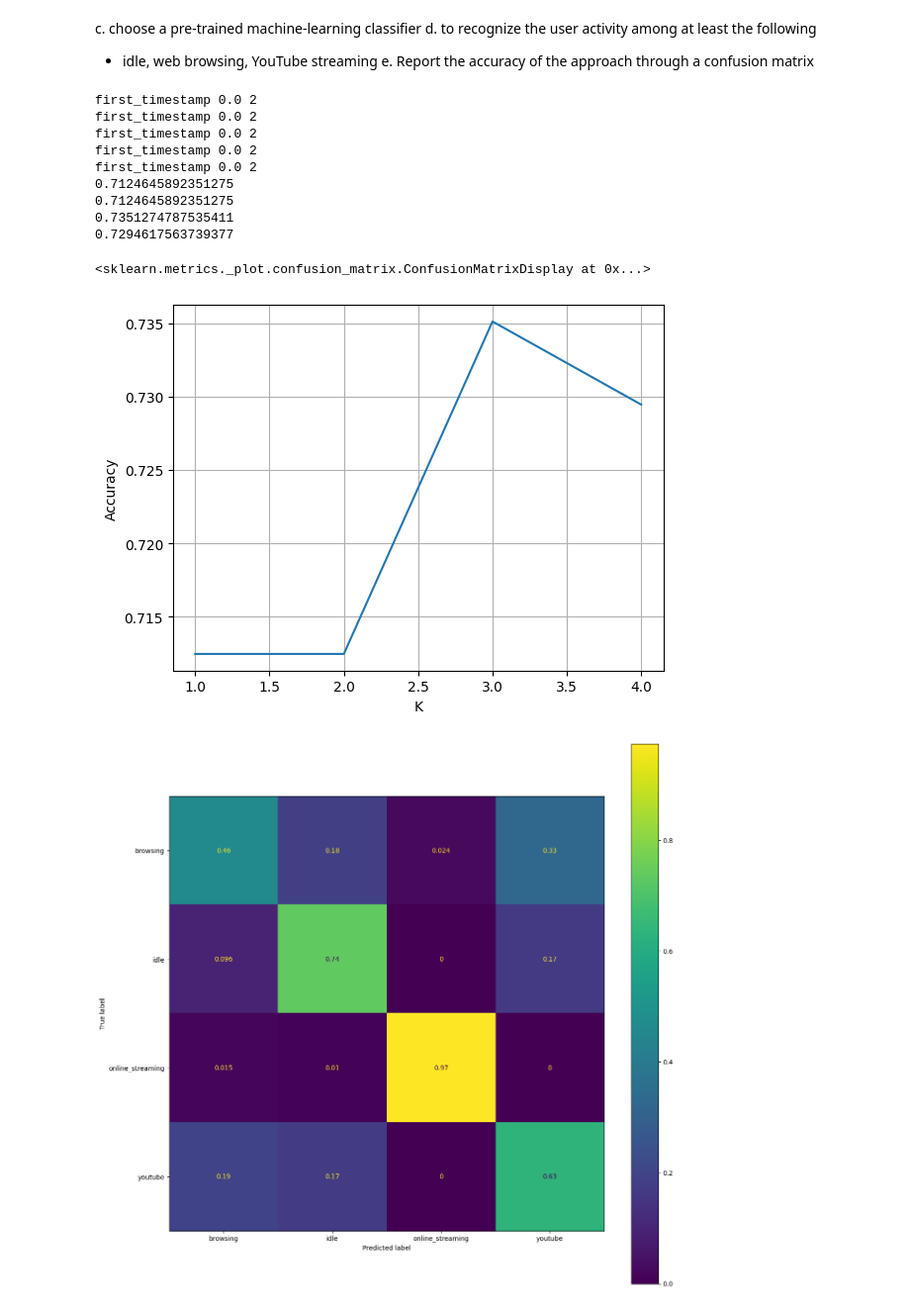
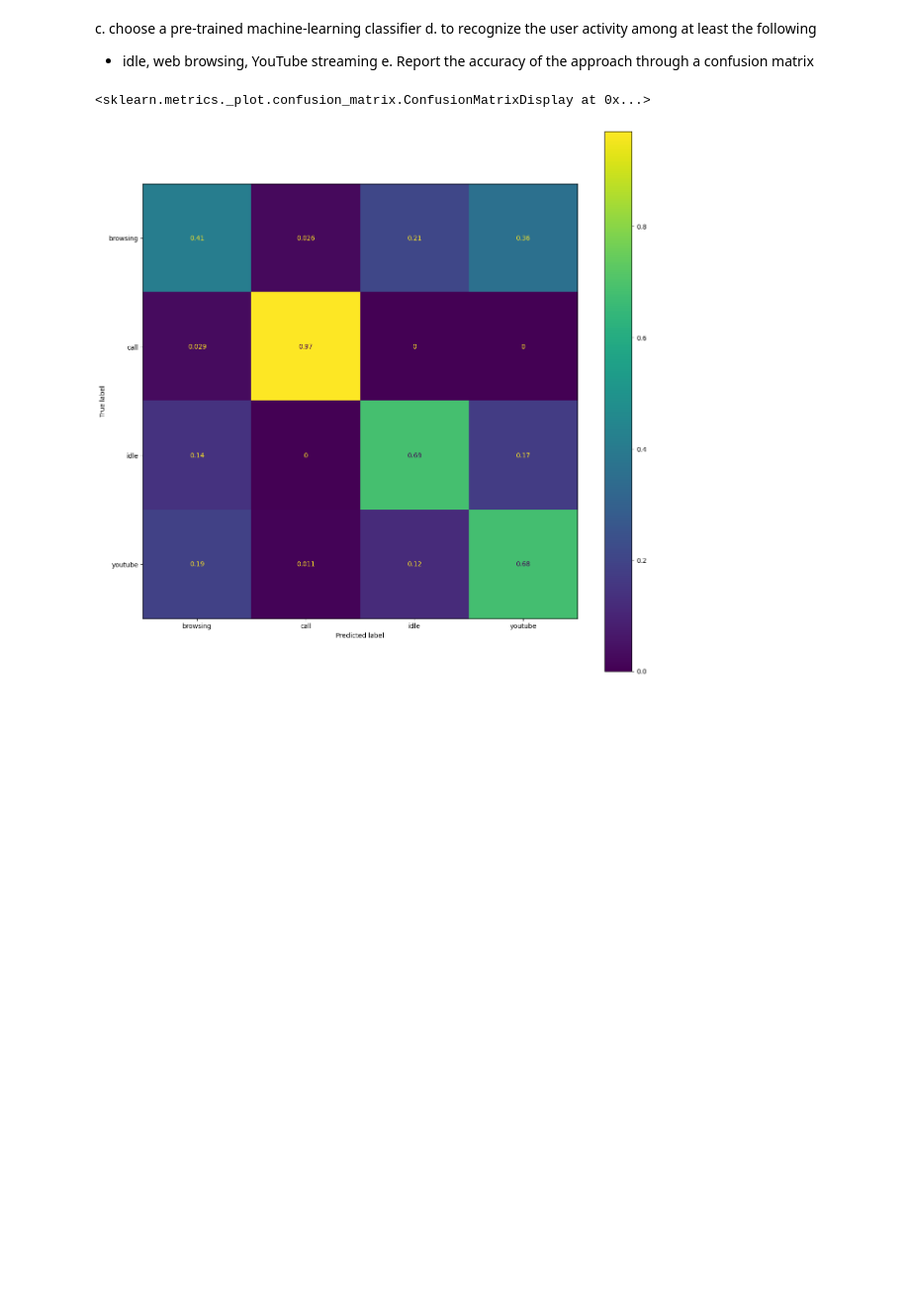
Before and after one commit to claualc/wireless, a Jupyter notebook: wifi_classifier.ipynb, the cells around one changed output. Shown: that part at 99% size. Drawn from its saved outputs; the diff is of its cells as text; code cells hidden in the pictures; blank space fills up the shorter version.

```diff
--- a/wifi_classifier.ipynb
+++ b/wifi_classifier.ipynb
@@ -104,17 +104,19 @@ b.  extract statistical features from the traffic every W seconds:
 #   obtener solo del objective mac
 #       original source (SA), final destination (DA), and the immediate sending/receiving systems (TA/RA)
 #   obtener estatistiticas
+
 def process_packets(W):
-    data = [["browsing", "browsing"],["call1","online_streaming"],["call2","online_streaming"],["idle","idle"],["youtube","youtube"]]
-    final_set = pd.DataFrame()
-    for i,[csv, label] in enumerate(data):
-        sniff = load_data(csv)
+    traffic_stats = pd.DataFrame() # statistics of traffic
+
+    for i,type in enumerate(application_types):
+        sniff = load_data('./csvs/{}_completed.csv'.format(type))
         samples = sample_data(sniff, W)
-        stats = get_stats(samples, label)
+        stats = get_stats(samples, type)
 
         #label set
-        stats["gt"] = stats["sample_no"].apply(lambda x: label)
-        final_set = pd.concat([final_set,stats])
+        stats["gt"] = stats["sample_no"].apply(lambda x: type)
+        traffic_stats = pd.concat([traffic_stats,stats])
 
-    final_set.to_csv('test.csv')
-    return final_set
+    traffic_stats.to_csv('traffic_stats.csv')
+    traffic_stats = traffic_stats.drop(["sample_no"],axis=1)
+    return traffic_stats
@@ -124,55 +168,25 @@ d. to recognize the user activity among at least the following
    - idle, web browsing, YouTube streaming
 e. Report the accuracy of the approach through a confusion matrix
 # %%
+import pandas as pd
 import matplotlib.pyplot as plt
 from sklearn.preprocessing import StandardScaler
 from sklearn.model_selection import train_test_split
 from sklearn.neighbors import KNeighborsClassifier
 from sklearn.metrics import accuracy_score, ConfusionMatrixDisplay
 
-scaler = StandardScaler()
-
-sample_window = 2 # seconds
-X = process_packets(sample_window)
+W = 1 # seconds
+X = process_packets(W)
 X = X.dropna()
 Y = X["gt"]
 X = X.drop('gt',axis=1)
 
-X_norm = scaler.fit_transform(X)
-
-X_train, X_test, y_train, y_test = train_test_split(X_norm, Y, test_size=0.5)
-
-ACCURACY = []
-for k in range(1,5):
-  knn = KNeighborsClassifier(n_neighbors=k, weights='distance')
-  knn.fit(X_train, y_train)
-  knn_predict = knn.predict(X_test)
-  accuracy = accuracy_score(y_test, knn_predict)
-  ACCURACY.append(accuracy)
-  print(accuracy)
-
-fig = plt.figure();
-plt.plot(range(1,5),ACCURACY);
-plt.grid(visible=True);
-plt.xlabel('K');
-plt.ylabel('Accuracy');
-
-bestk = np.argmax(ACCURACY)+1
+bestk = np.argmax(ACCURACY[0])+1
 knn = KNeighborsClassifier(n_neighbors=bestk, weights='distance')
 knn.fit(X_train, y_train)
 knn_predict = knn.predict(X_test)
 fig, ax = plt.subplots(figsize=(15, 15))
 ConfusionMatrixDisplay.from_predictions(knn_predict, y_test, ax=ax, normalize='true')
 # %% [output]
-first_timestamp 0.0 2
-first_timestamp 0.0 2
-first_timestamp 0.0 2
-first_timestamp 0.0 2
-first_timestamp 0.0 2
-0.7124645892351275
-0.7124645892351275
-0.7351274787535411
-0.7294617563739377
+<sklearn.metrics._plot.confusion_matrix.ConfusionMatrixDisplay at 0x...>
-<sklearn.metrics._plot.confusion_matrix.ConfusionMatrixDisplay at 0x...>
-[figure, old version]
+[figure, new version]
-[figure, removed]
```
Also changed, not shown: parts of 3 cells of this notebook, 14 other files.
